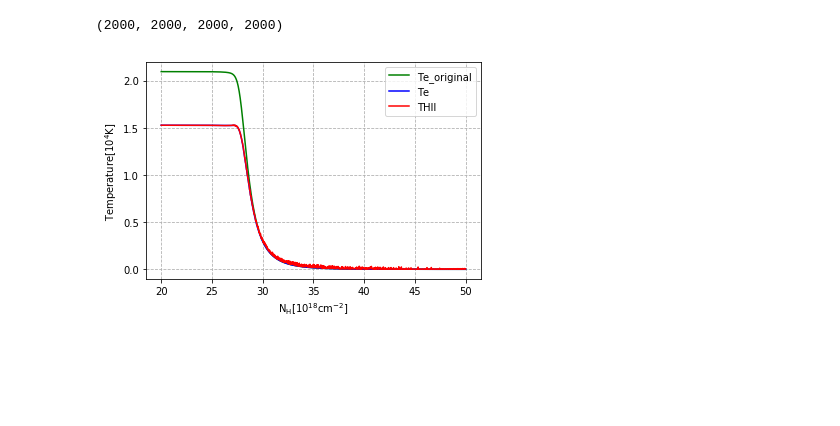
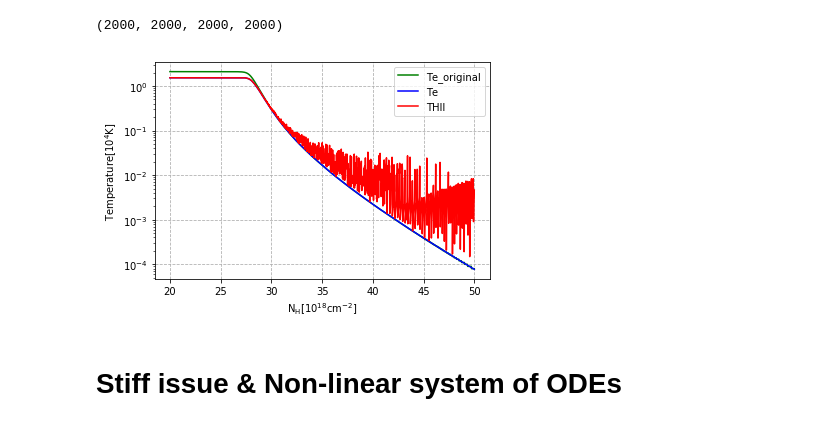
Before and after one commit to frankelzeng/reionization, a Jupyter notebook: plots/Plots_and_analysis.ipynb, the cells around one changed output. Drawn from its saved outputs; the diff is of its cells as text; code cells hidden in the pictures; blank space fills up the shorter version.

Commit message:
2-species stiff solver finish

```diff
--- a/plots/Plots_and_analysis.ipynb
+++ b/plots/Plots_and_analysis.ipynb
@@ -193,18 +193,20 @@ print(len(Te_HIIe), len(THII_HIIe), len(NH), len(Te_cool))
 # %%
 fig_T_HIIe, ax_T_HIIe = plt.subplots()
 start_index = 800
 list_original_Te, = ax_T_HIIe.plot(NH[start_index:], Te_cool[start_index:]/1e4,'g-',label='Te_original')
 list_Te, = ax_T_HIIe.plot(NH[start_index:],Te_HIIe[start_index:]/1e4,'b-',label='Te')
 list_THII, = ax_T_HIIe.plot(NH[start_index:],THII_HIIe[start_index:]/1e4,'-r',label='THII')
 
 ax_T_HIIe.set_xlabel("$\mathregular{N_H[10^{18}cm^{-2}]}$")
 ax_T_HIIe.set_ylabel("$\mathregular{Temperature[10^4K]}$")
 
 lists=[list_original_Te, list_Te, list_THII]
 ax_T_HIIe.legend(lists,[list.get_label() for list in lists], loc='upper right')
 
 plt.grid(linestyle='--')
-ax_T_HIIe.set_yscale('linear')
+ax_T_HIIe.set_yscale('log')
 plt.show()
 # %% [output]
-[figure, old version]
+[figure, new version]
+# %% [markdown]
+# Stiff issue & Non-linear system of ODEs
```
Also changed, not shown: parts of 5 cells of this notebook, 52 other files.
